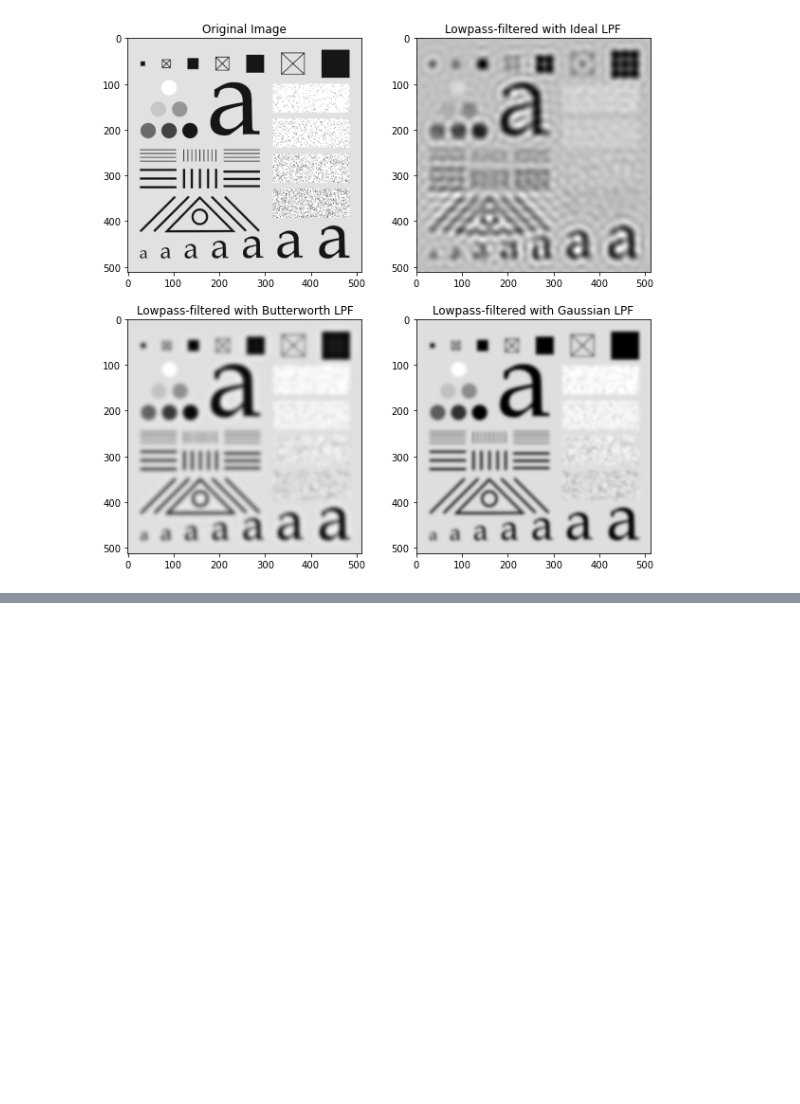
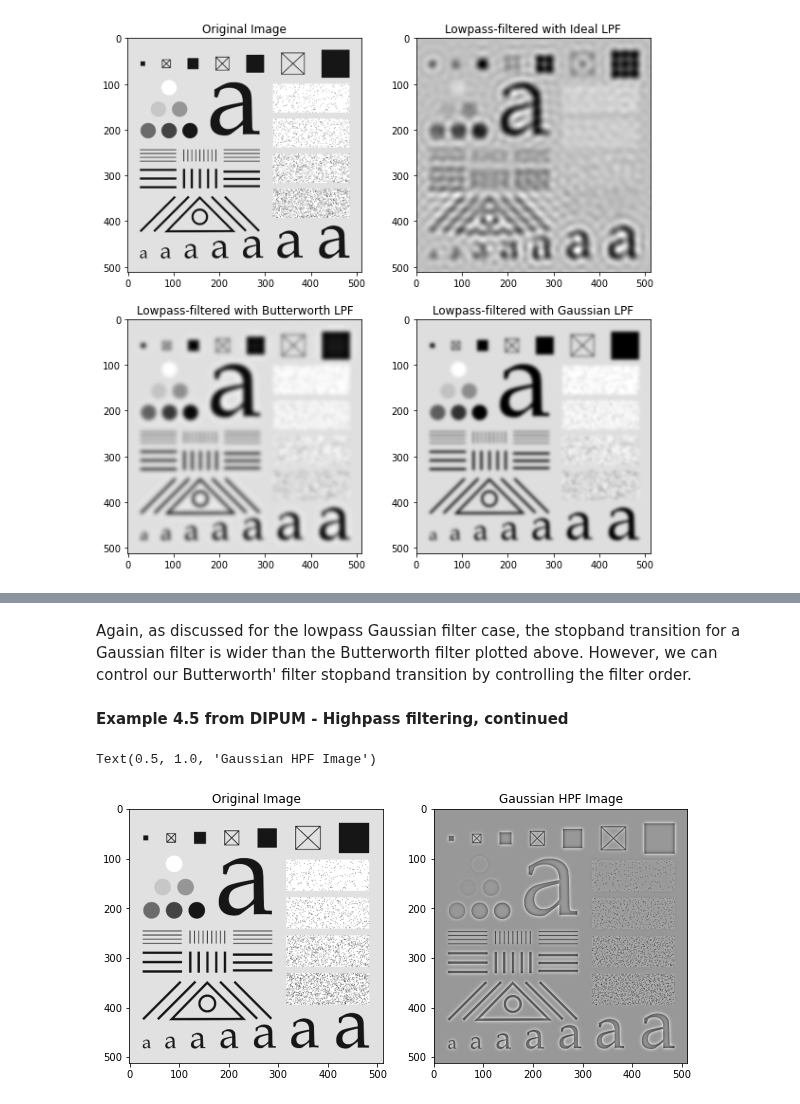
Before and after one commit to ecolon08/Digital-Image-Processing, a Jupyter notebook: Frequency_Domain_Filtering/ec_dip_freq_dom_filt_01.ipynb, the cells around one changed output, grey strips where cells are left out. Drawn from its saved outputs; the diff is of its cells as text; code cells hidden in the pictures; blank space fills up the shorter version.

```diff
--- a/Frequency_Domain_Filtering/ec_dip_freq_dom_filt_01.ipynb
+++ b/Frequency_Domain_Filtering/ec_dip_freq_dom_filt_01.ipynb
@@ -294,0 +388,34 @@ ax_tst_pttrn[3].set_title("Lowpass-filtered with Gaussian LPF");
+# %% [markdown]
+Again, as discussed for the lowpass Gaussian filter case, the stopband transition for a Gaussian filter is wider than
+the Butterworth filter plotted above. However, we can control our Butterworth' filter stopband transition by controlling
+the filter order.
+# %% [markdown]
+**Example 4.5 from DIPUM - Highpass filtering, continued**
+# %%
+#We're going to be sharpening our test patter image
+
+# Get the padded dimensions again
+padded_dim_hpf = ec_img_utils.padded_size({"img_dim": img_tst_pttrn.shape})
+#print(padded_dim_hpf)
+
+# Define cutoff frequency
+D0 = 50
+
+# Gaussian HPF
+hpf_gauss = ec_img_utils.hp_filter('gaussian', padded_dim_hpf[0], padded_dim_hpf[1], D0)
+
+# Filter the image
+img_pttrn_hp_gauss = ec_img_utils.dft_filt(img_tst_pttrn, hpf_gauss, 'symmetric')
+
+# Display the image
+fig_pttrn_hp, ax_pttrn_hp = plt.subplots(1,2,figsize=(10,5))
+ax_pttrn_hp = ax_pttrn_hp.ravel()
+
+ax_pttrn_hp[0].imshow(img_tst_pttrn, cmap='gray')
+ax_pttrn_hp[0].set_title('Original Image')
+
+ax_pttrn_hp[1].imshow(img_pttrn_hp_gauss, cmap='gray')
+ax_pttrn_hp[1].set_title('Gaussian HPF Image')
+# %% [output]
+Text(0.5, 1.0, 'Gaussian HPF Image')
+[figure, added]
```
Also changed, not shown: parts of 11 cells of this notebook, 1 other file.
